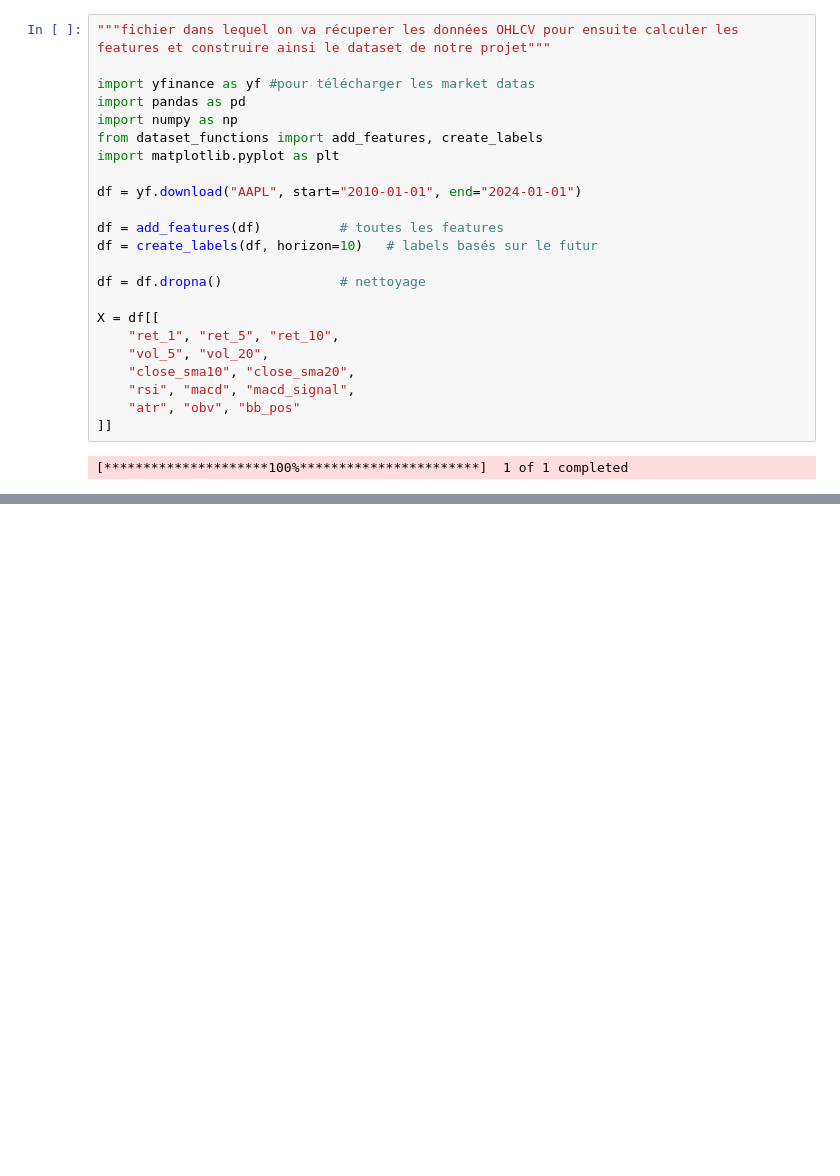
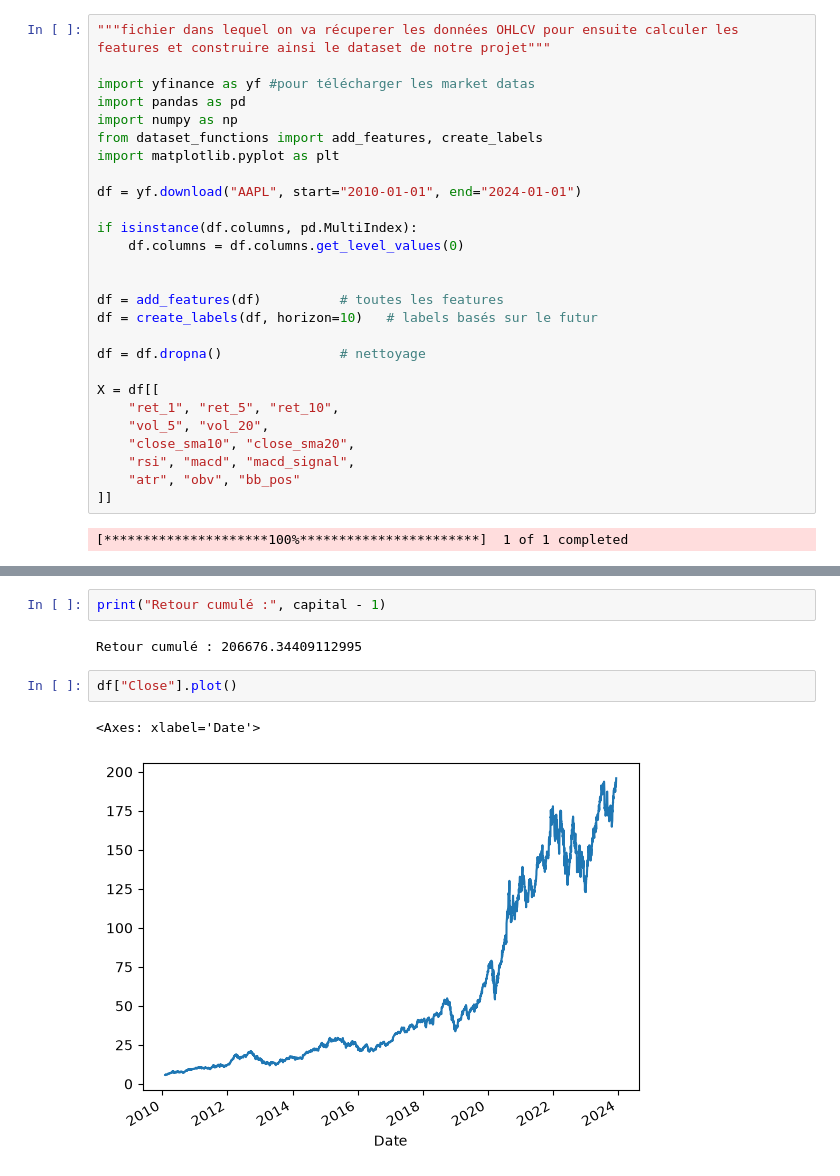
Before and after one commit to gabrielbSU/personnal_project, a Jupyter notebook: debug.ipynb, the cells around one changed output, grey strips where cells are left out. Cells and saved outputs as stored; diff of their text form; blank space fills up the shorter version.

```diff
--- a/debug.ipynb
+++ b/debug.ipynb
@@ -8,6 +8,10 @@ from dataset_functions import add_features, create_labels
 import matplotlib.pyplot as plt
 
 df = yf.download("AAPL", start="2010-01-01", end="2024-01-01")
+
+if isinstance(df.columns, pd.MultiIndex):
+    df.columns = df.columns.get_level_values(0)
+
 
 df = add_features(df)          # toutes les features
 df = create_labels(df, horizon=10)   # labels basés sur le futur
@@ -43,0 +68,9 @@ df.head(100)
+# %%
+print("Retour cumulé :", capital - 1)
+# %% [output]
+Retour cumulé : 206676.34409112995
+# %%
+df["Close"].plot()
+# %% [output]
+<Axes: xlabel='Date'>
+[figure, added]
```
Also changed, not shown: parts of 8 cells of this notebook, 3 other files.
